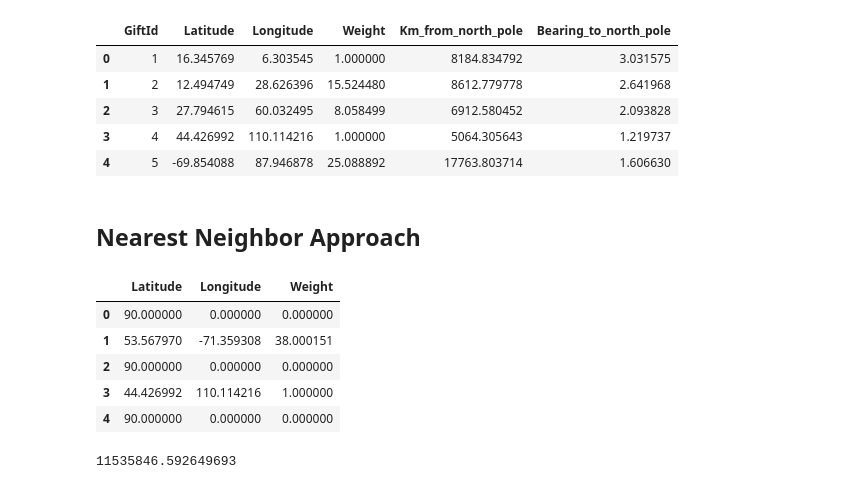
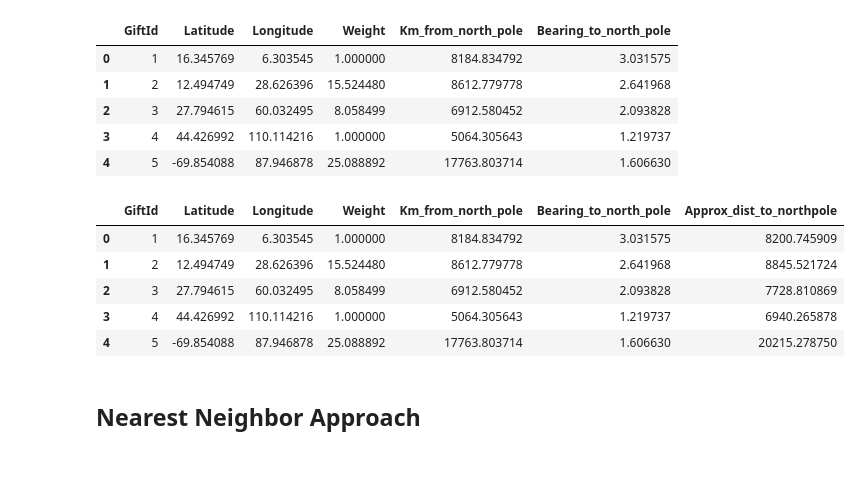
Before and after one commit to goodnic/ftp_alg-santa-challenge, a Jupyter notebook: solution/solution/santa-challenge.ipynb, the cells around one changed output. Cells and saved outputs as stored; diff of their text form; code cells hidden in the pictures.

```diff
--- a/solution/solution/santa-challenge.ipynb
+++ b/solution/solution/santa-challenge.ipynb
@@ -76,6 +76,27 @@ df.head()
 | 2 | 3 | 27.794615 | 60.032495 | 8.058499 | 6912.580452 | 2.093828 |
 | 3 | 4 | 44.426992 | 110.114216 | 1.000000 | 5064.305643 | 1.219737 |
 | 4 | 5 | -69.854088 | 87.946878 | 25.088892 | 17763.803714 | 1.606630 |
+# %%
+def equirectangular_dist_approx_np(point1, point2):
+    lat1, lon1 = point1
+    lat2, lon2 = point2
+
+    lat1, lon1, lat2, lon2 = map(np.radians, [lat1, lon1, lat2, lon2])
+
+    x = (lon2 - lon1) * np.cos((lat1 + lat2) / 2)
+    y = lat2 - lat1
+    return np.sqrt(x * x + y * y) * 6371
+# %%
+df = df.assign(Approx_dist_to_northpole=lambda x: equirectangular_dist_approx_np((NORTH_POLE_COORDINATES['Latitude'], NORTH_POLE_COORDINATES['Longitude']), (x.Latitude, x.Longitude)))
+
+df.head()
+# %% [output]
+|  | GiftId | Latitude | Longitude | Weight | Km_from_north_pole | Bearing_to_north_pole | Approx_dist_to_northpole |
+| 0 | 1 | 16.345769 | 6.303545 | 1.000000 | 8184.834792 | 3.031575 | 8200.745909 |
+| 1 | 2 | 12.494749 | 28.626396 | 15.524480 | 8612.779778 | 2.641968 | 8845.521724 |
+| 2 | 3 | 27.794615 | 60.032495 | 8.058499 | 6912.580452 | 2.093828 | 7728.810869 |
+| 3 | 4 | 44.426992 | 110.114216 | 1.000000 | 5064.305643 | 1.219737 | 6940.265878 |
+| 4 | 5 | -69.854088 | 87.946878 | 25.088892 | 17763.803714 | 1.606630 | 20215.278750 |
 # %%
 def reindeer_weariness(points: pd.DataFrame):
     result = 0
@@ -130,17 +145,8 @@ def nearest_neighbor(points: pd.DataFrame, number_of_stops: int) -> pd.DataFrame
 
     return pd.DataFrame(S)
 # %%
-test = nearest_neighbor(df[:10], 1)
+test = nearest_neighbor(df[:10])
 
 test.head()
+
+test.to_csv('test.csv', index=False)
-# %% [output]
-|  | Latitude | Longitude | Weight |
-| 0 | 90.000000 | 0.000000 | 0.000000 |
-| 1 | 53.567970 | -71.359308 | 38.000151 |
-| 2 | 90.000000 | 0.000000 | 0.000000 |
-| 3 | 44.426992 | 110.114216 | 1.000000 |
-| 4 | 90.000000 | 0.000000 | 0.000000 |
-# %%
-print(reindeer_weariness(test))
-# %% [output]
-11535846.592649693
```
Also changed, not shown: parts of 7 cells of this notebook, 3 other files.
